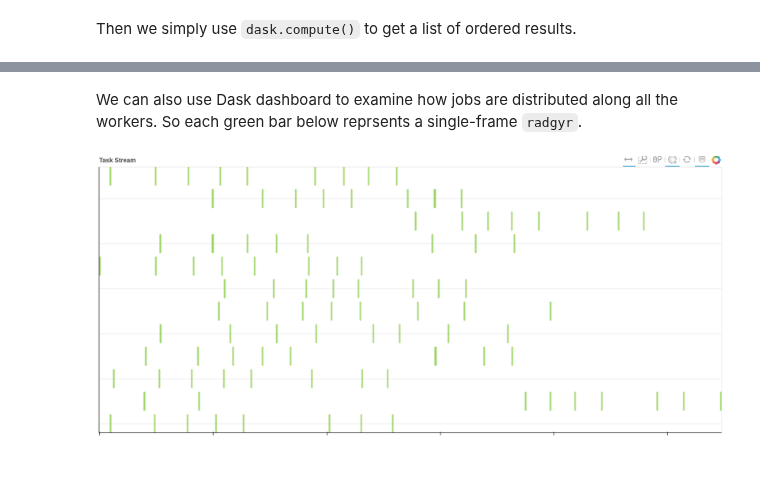
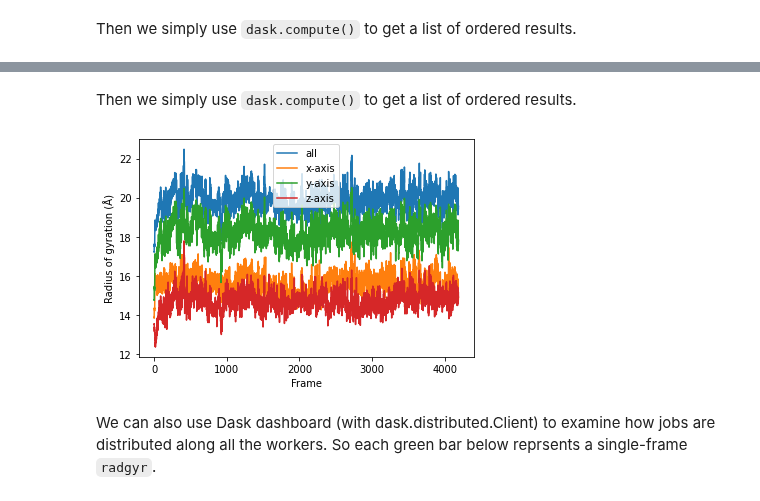
Before and after one commit to MDAnalysis/UserGuide, a Jupyter notebook: doc/source/examples/analysis/custom_parallel_analysis.ipynb, the cells around one changed output, grey strips where cells are left out. Drawn from its saved outputs; the diff is of its cells as text; code cells hidden in the pictures; blank space fills up the shorter version.

```diff
--- a/doc/source/examples/analysis/custom_parallel_analysis.ipynb
+++ b/doc/source/examples/analysis/custom_parallel_analysis.ipynb
@@ -150,7 +191,7 @@ First we have to create a list of jobs and transform them with `dask.delayed()`
 # %%
 job_list = []
 for frame_index in range(u.trajectory.n_frames):
-    job_list.append(dask.delayed(radgyr(frame_index,
+    job_list.append(dask.delayed(radgyr_per_frame(frame_index,
                                         atomgroup=protein,
                                         masses=protein.masses,
                                         total_mass=np.sum(protein.masses))))
@@ -172,4 +217,23 @@ plt.xlabel('Frame');
+# %%
+job_list = []
+for frame in u.trajectory:
+    job_list.append(dask.delayed(radgyr(atomgroup=protein,
+                                        masses=protein.masses,
+                                        total_mass=np.sum(protein.masses))))
+# %% [markdown]
+Then we simply use `dask.compute()` to get a list of ordered results.
+# %%
+result = dask.compute(job_list)
+# %%
+result = np.asarray(result).T
+
+labels = ['all', 'x-axis', 'y-axis', 'z-axis']
+for col, label in zip(result, labels):
+    plt.plot(col, label=label)
+plt.legend()
+plt.ylabel('Radius of gyration (Å)')
+plt.xlabel('Frame');
+# %% [output]
+[figure, added]
 # %% [markdown]
-We can also use Dask dashboard to examine how jobs are distributed along all the workers. So each green bar below reprsents a single-frame `radgyr`.
+We can also use Dask dashboard (with dask.distributed.Client) to examine how jobs are distributed along all the workers. So each green bar below reprsents a single-frame `radgyr`.
-# %% [markdown]
-![Dask Task Stream](attachment:5362e2d3-6e2d-492b-ae00-95b8aa56c11c.png)
```
Also changed, not shown: parts of 58 cells of this notebook, 1 other file.
